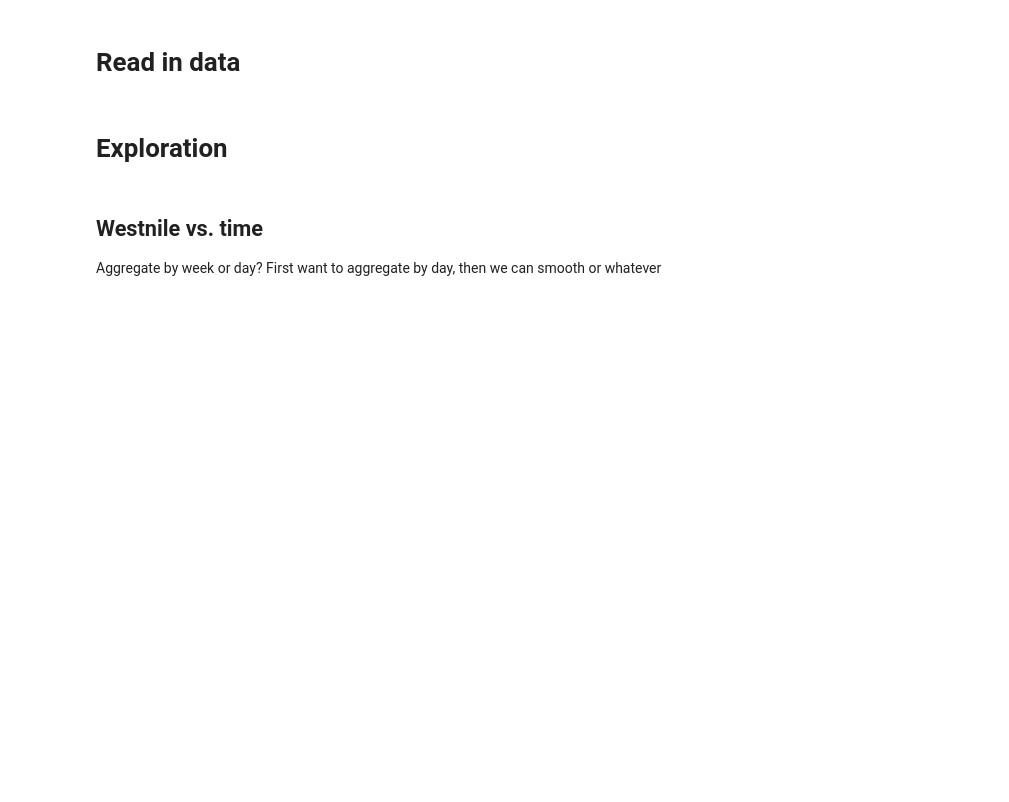
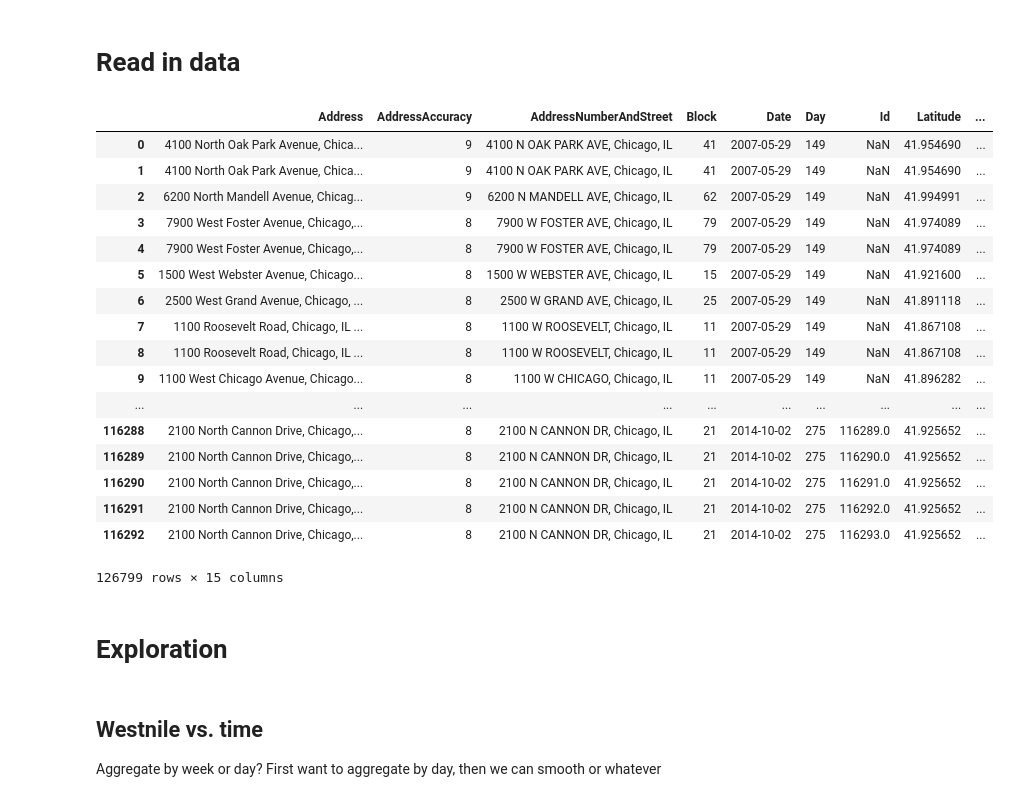
Before and after one commit to scottcode/west-nile-virus-prediction, a Jupyter notebook: src/01_data_exploration.ipynb, the cells around one changed output. Saved outputs shown, nothing was run; the diff lists cells and outputs as text; code cells hidden in the pictures; blank space fills up the shorter version.

```diff
--- a/src/01_data_exploration.ipynb
+++ b/src/01_data_exploration.ipynb
@@ -7,3 +7,24 @@ import pandas as pd
 import seaborn as sns
 # %% [markdown]
 # Read in data
+# %%
+pd.concat([traindf,testdf])
+# %% [output]
+|  | Address | AddressAccuracy | AddressNumberAndStreet | Block | Date | Day | Id | Latitude | ... |
+| 0 | 4100 North Oak Park Avenue, Chica... | 9 | 4100 N OAK PARK AVE, Chicago, IL | 41 | 2007-05-29 | 149 | NaN | 41.954690 | ... |
+| 1 | 4100 North Oak Park Avenue, Chica... | 9 | 4100 N OAK PARK AVE, Chicago, IL | 41 | 2007-05-29 | 149 | NaN | 41.954690 | ... |
+| 2 | 6200 North Mandell Avenue, Chicag... | 9 | 6200 N MANDELL AVE, Chicago, IL | 62 | 2007-05-29 | 149 | NaN | 41.994991 | ... |
+| 3 | 7900 West Foster Avenue, Chicago,... | 8 | 7900 W FOSTER AVE, Chicago, IL | 79 | 2007-05-29 | 149 | NaN | 41.974089 | ... |
+| 4 | 7900 West Foster Avenue, Chicago,... | 8 | 7900 W FOSTER AVE, Chicago, IL | 79 | 2007-05-29 | 149 | NaN | 41.974089 | ... |
+| 5 | 1500 West Webster Avenue, Chicago... | 8 | 1500 W WEBSTER AVE, Chicago, IL | 15 | 2007-05-29 | 149 | NaN | 41.921600 | ... |
+| 6 | 2500 West Grand Avenue, Chicago, ... | 8 | 2500 W GRAND AVE, Chicago, IL | 25 | 2007-05-29 | 149 | NaN | 41.891118 | ... |
+| 7 | 1100 Roosevelt Road, Chicago, IL ... | 8 | 1100 W ROOSEVELT, Chicago, IL | 11 | 2007-05-29 | 149 | NaN | 41.867108 | ... |
+| 8 | 1100 Roosevelt Road, Chicago, IL ... | 8 | 1100 W ROOSEVELT, Chicago, IL | 11 | 2007-05-29 | 149 | NaN | 41.867108 | ... |
+| 9 | 1100 West Chicago Avenue, Chicago... | 8 | 1100 W CHICAGO, Chicago, IL | 11 | 2007-05-29 | 149 | NaN | 41.896282 | ... |
+| ... | ... | ... | ... | ... | ... | ... | ... | ... | ... |
+| 116288 | 2100 North Cannon Drive, Chicago,... | 8 | 2100 N CANNON DR, Chicago, IL | 21 | 2014-10-02 | 275 | 116289.0 | 41.925652 | ... |
+| 116289 | 2100 North Cannon Drive, Chicago,... | 8 | 2100 N CANNON DR, Chicago, IL | 21 | 2014-10-02 | 275 | 116290.0 | 41.925652 | ... |
+| 116290 | 2100 North Cannon Drive, Chicago,... | 8 | 2100 N CANNON DR, Chicago, IL | 21 | 2014-10-02 | 275 | 116291.0 | 41.925652 | ... |
+| 116291 | 2100 North Cannon Drive, Chicago,... | 8 | 2100 N CANNON DR, Chicago, IL | 21 | 2014-10-02 | 275 | 116292.0 | 41.925652 | ... |
+| 116292 | 2100 North Cannon Drive, Chicago,... | 8 | 2100 N CANNON DR, Chicago, IL | 21 | 2014-10-02 | 275 | 116293.0 | 41.925652 | ... |
+126799 rows × 15 columns
```
Also changed, not shown: parts of 20 cells of this notebook, 3 other files.
